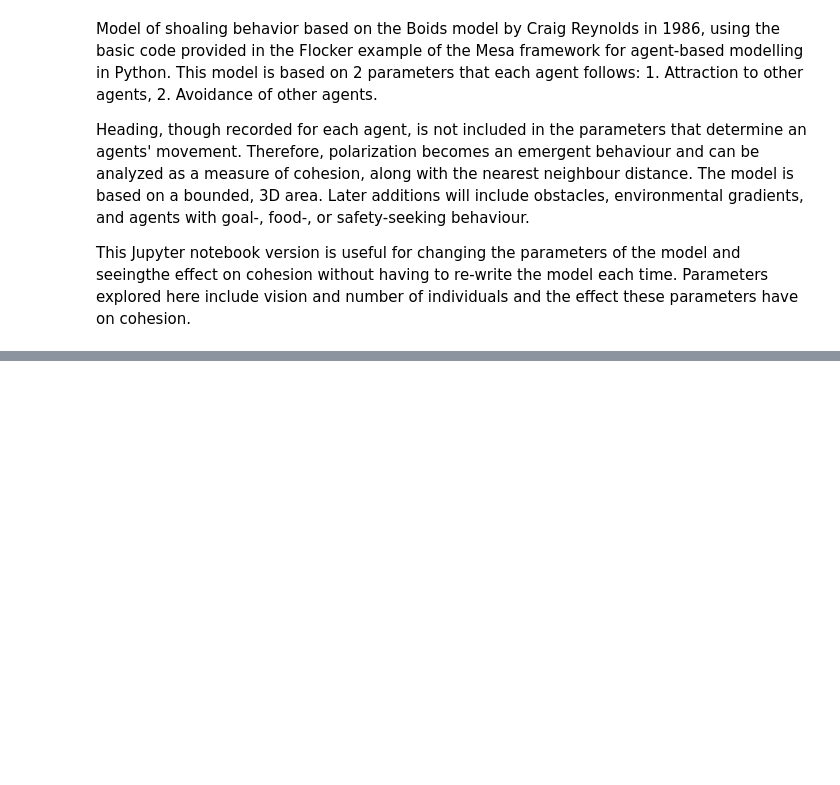
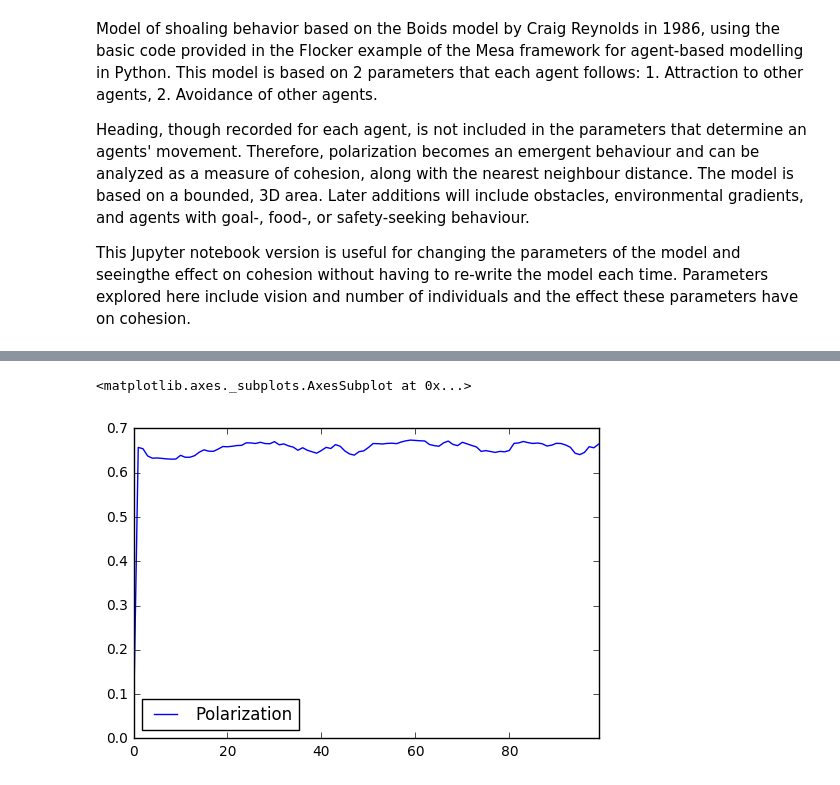
Before and after one commit to sowasser/fish-shoaling-model, a Jupyter notebook: shoal_model_prelim.ipynb, the cells around one changed output, grey strips where cells are left out. Saved outputs shown, nothing was run; the diff lists cells and outputs as text; code cells hidden in the pictures; blank space fills up the shorter version.

Commit message:
Added experiments w/ effects of vision & n of agents on polarization

```diff
--- a/shoal_model_prelim.ipynb
+++ b/shoal_model_prelim.ipynb
@@ -177,0 +180,20 @@ polarization.plot()
+# %%
+# Runs the model with the following parameters:
+#   1. Number of agents
+#   2. Width
+#   3. Height
+#   4. Speed
+#   5. Vision - changed to 10 (units unknown)
+#   6. Avoidance
+# and then runs the model for (n) steps.
+model = ShoalModel(100, 100, 100, 5, 10, 2)
+for i in range(100):
+    model.step()
+
+%matplotlib inline
+
+polarization = model.datacollector.get_model_vars_dataframe()
+polarization.plot()
+# %% [output]
+<matplotlib.axes._subplots.AxesSubplot at 0x...>
+[figure, added]
```
Also changed, not shown: parts of 5 cells of this notebook.
